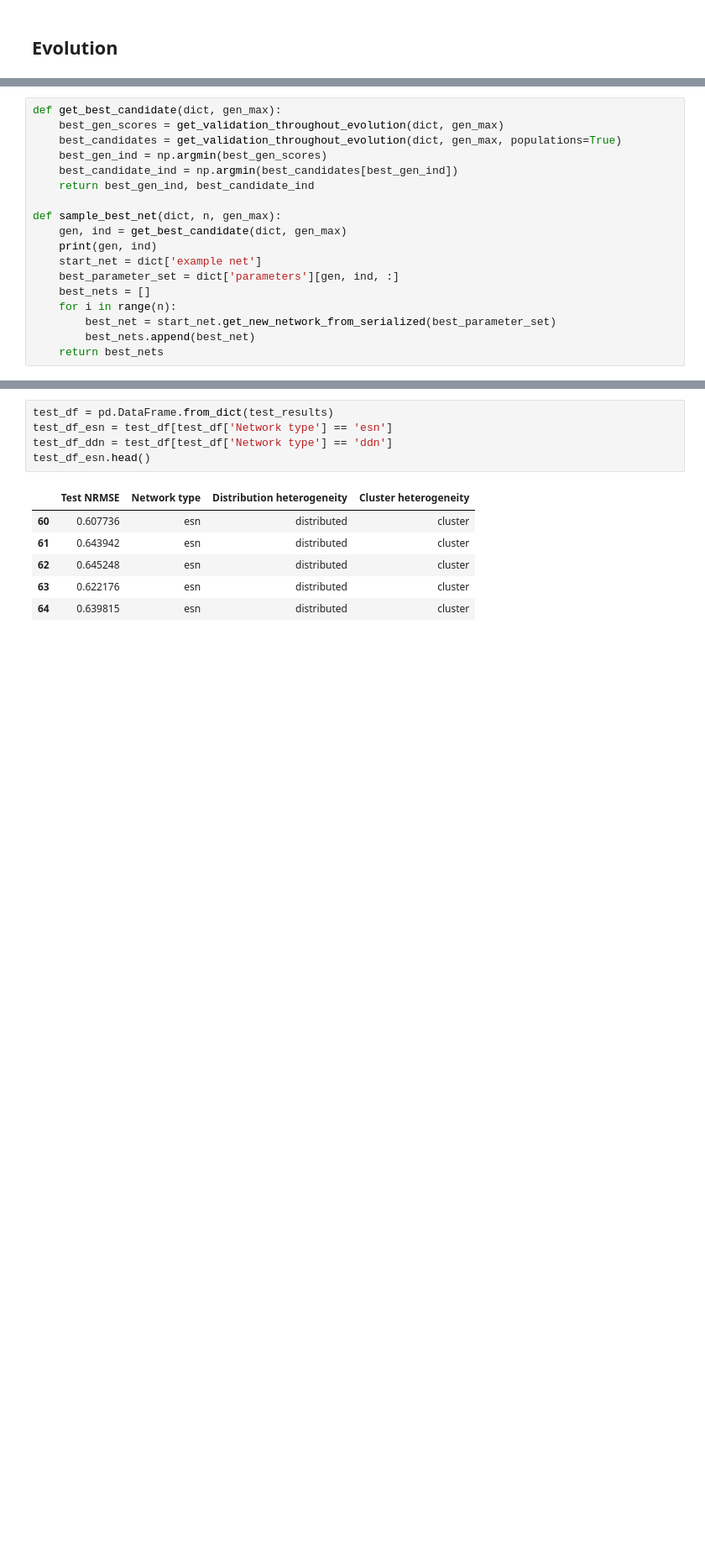
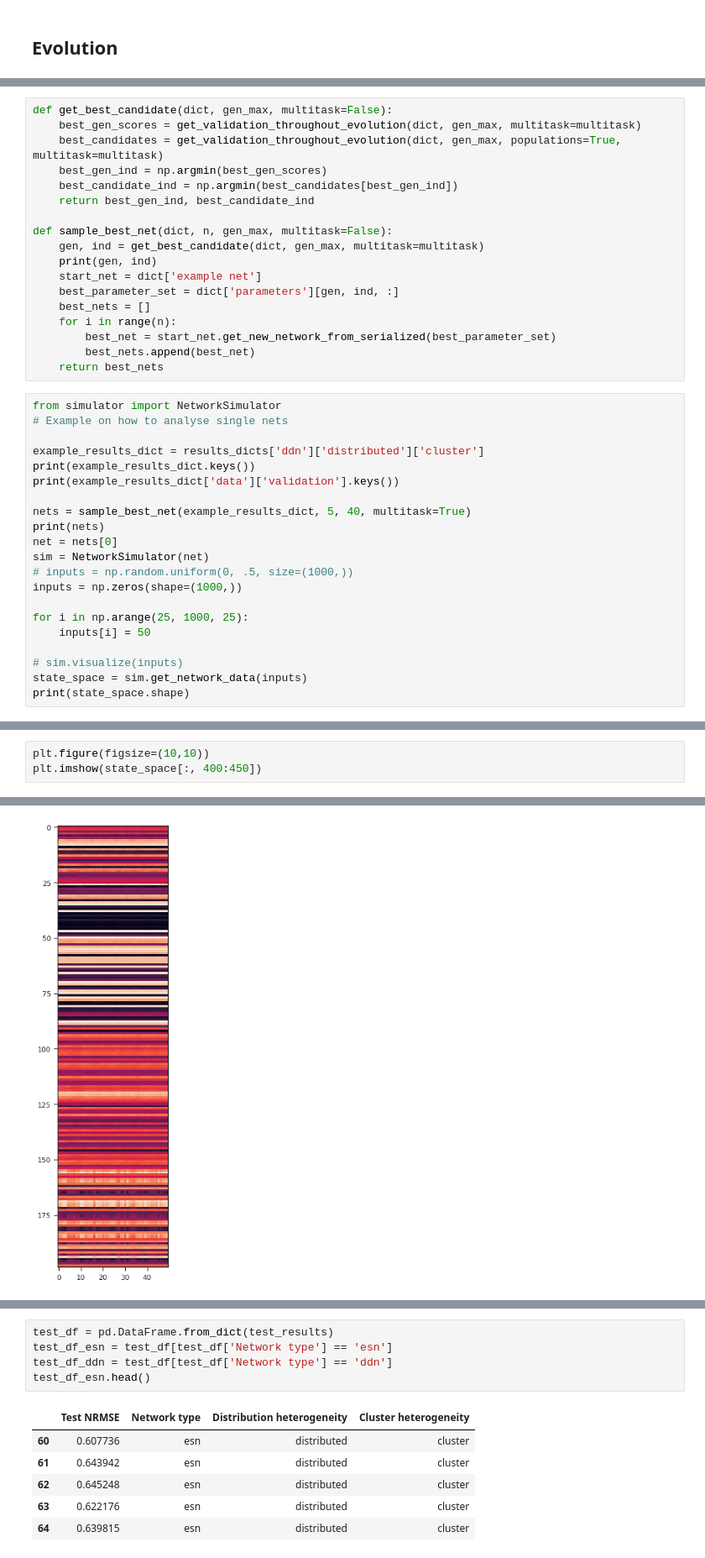
Before and after one commit to StefanIacob/DDN-public, a Jupyter notebook: analysis.ipynb, the cells around one changed output, grey strips where cells are left out. Shown: that part at 84% size. Saved outputs shown, nothing was run; the diff lists cells and outputs as text; blank space fills up the shorter version.

```diff
--- a/analysis.ipynb
+++ b/analysis.ipynb
@@ -111,13 +122,13 @@ plt.legend()
 # %%
-def get_best_candidate(dict, gen_max):
-    best_gen_scores = get_validation_throughout_evolution(dict, gen_max)
-    best_candidates = get_validation_throughout_evolution(dict, gen_max, populations=True)
+def get_best_candidate(dict, gen_max, multitask=False):
+    best_gen_scores = get_validation_throughout_evolution(dict, gen_max, multitask=multitask)
+    best_candidates = get_validation_throughout_evolution(dict, gen_max, populations=True, multitask=multitask)
     best_gen_ind = np.argmin(best_gen_scores)
     best_candidate_ind = np.argmin(best_candidates[best_gen_ind])
     return best_gen_ind, best_candidate_ind
 
-def sample_best_net(dict, n, gen_max):
-    gen, ind = get_best_candidate(dict, gen_max)
+def sample_best_net(dict, n, gen_max, multitask=False):
+    gen, ind = get_best_candidate(dict, gen_max, multitask=multitask)
     print(gen, ind)
     start_net = dict['example net']
     best_parameter_set = dict['parameters'][gen, ind, :]
@@ -126,3 +137,24 @@ def sample_best_net(dict, n, gen_max):
         best_net = start_net.get_new_network_from_serialized(best_parameter_set)
         best_nets.append(best_net)
     return best_nets
+# %%
+from simulator import NetworkSimulator
+# Example on how to analyse single nets
+
+example_results_dict = results_dicts['ddn']['distributed']['cluster']
+print(example_results_dict.keys())
+print(example_results_dict['data']['validation'].keys())
+
+nets = sample_best_net(example_results_dict, 5, 40, multitask=True)
+print(nets)
+net = nets[0]
+sim = NetworkSimulator(net)
+# inputs = np.random.uniform(0, .5, size=(1000,))
+inputs = np.zeros(shape=(1000,))
+
+for i in np.arange(25, 1000, 25):
+    inputs[i] = 50
+
+# sim.visualize(inputs)
+state_space = sim.get_network_data(inputs)
+print(state_space.shape)
@@ -128,0 +167,4 @@ def sample_best_net(dict, n, gen_max):
+# %%
+plt.figure(figsize=(10,10))
+plt.imshow(state_space[:, 400:450])
+# %% [output]
@@ -129,3 +172,4 @@ def sample_best_net(dict, n, gen_max):
+[figure, added]
 # %%
 final_nets = {}
 for factor_1 in results_dicts:
```
Also changed, not shown: parts of 16 cells of this notebook.
